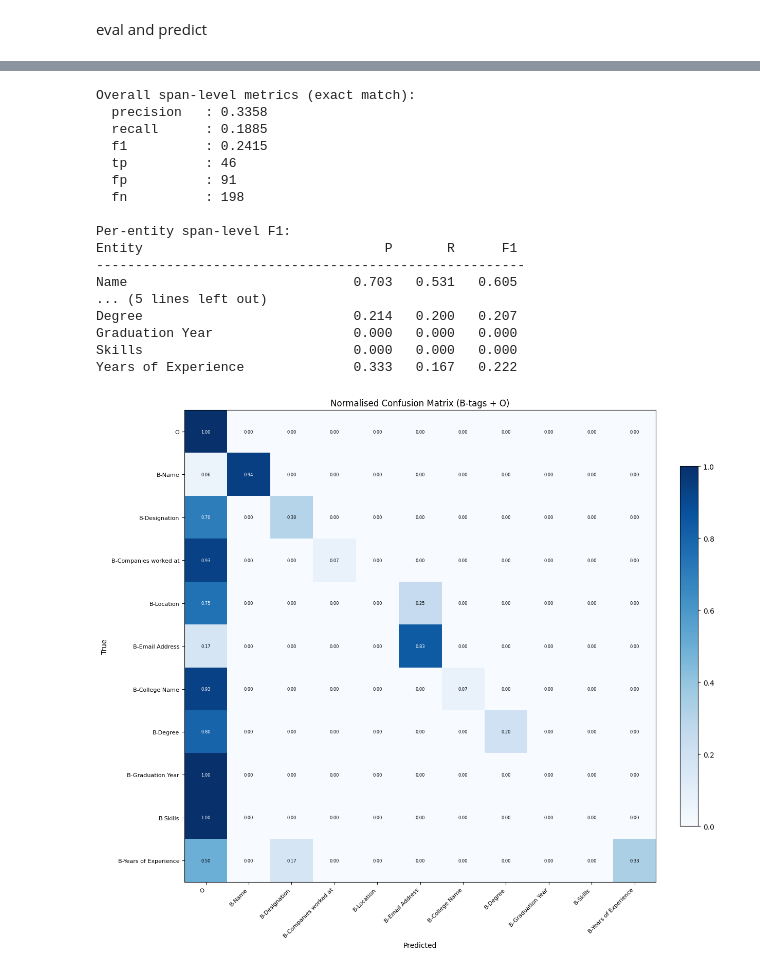
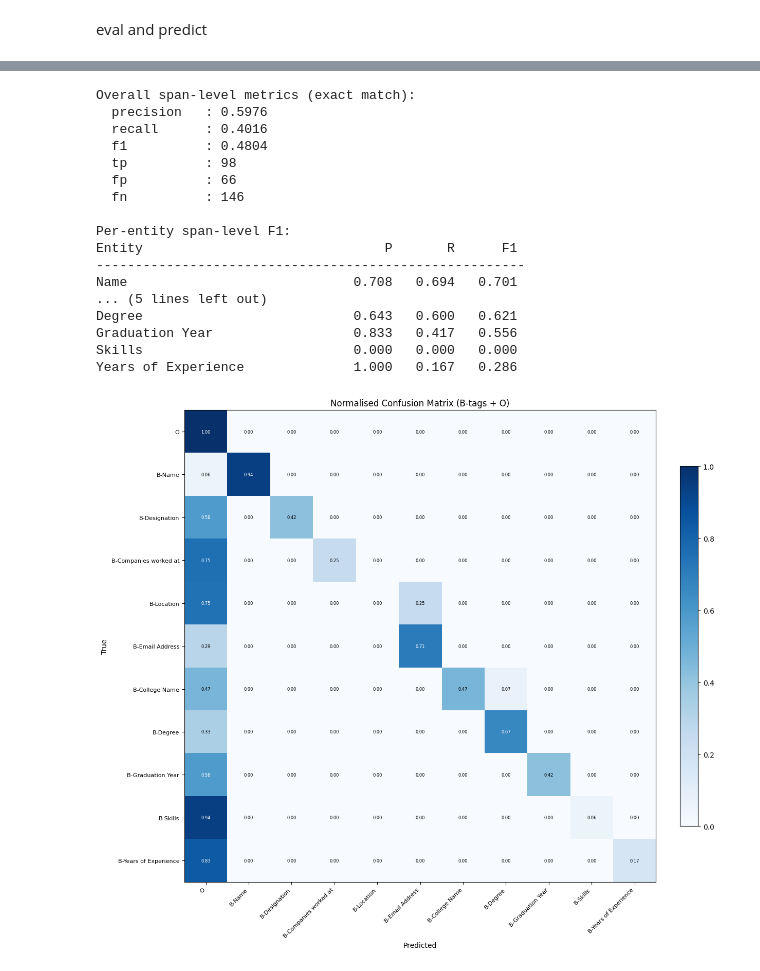
Before and after one commit to michellaprojects/nlp-ner, a Jupyter notebook: notebooks/Modelling/bilstm-crf-lstm.ipynb, the cells around one changed output, grey strips where cells are left out. Saved outputs shown, nothing was run; the diff lists cells and outputs as text; code cells hidden in the pictures.

```diff
--- a/notebooks/Modelling/bilstm-crf-lstm.ipynb
+++ b/notebooks/Modelling/bilstm-crf-lstm.ipynb
@@ -899,25 +902,7 @@ Token accuracy : 0.9135  (6773/7414)
 # %%
-# Per-entity F1 bar chart
-from sklearn.metrics import f1_score
+# Seqeval classification report (per-entity precision/recall/f1)
+from seqeval.metrics import classification_report as seq_classification_report
 
-entity_f1 = {}
-for lbl in Entity_labels:
-    bio_lbls = [f'B-{lbl}', f'I-{lbl}']
-    f1 = f1_score(y_true, y_pred, labels=bio_lbls, average='micro', zero_division=0)
-    entity_f1[lbl] = f1
-
-sorted_items = sorted(entity_f1.items(), key=lambda x: x[1], reverse=True)
-labels_sorted = [k for k, _ in sorted_items]
-f1_sorted     = [v for _, v in sorted_items]
-
-fig, ax = plt.subplots(figsize=(11, 5))
-bars = ax.barh(labels_sorted, f1_sorted, color='steelblue', edgecolor='white')
-ax.set_xlabel('F1 Score')
-ax.set_title('Per-Entity F1 — BiLSTM-CRF (Test Set)')
-ax.set_xlim(0, 1.0)
-for bar, f1 in zip(bars, f1_sorted):
-    ax.text(bar.get_width() + 0.01, bar.get_y() + bar.get_height() / 2,
-            f'{f1:.3f}', va='center', fontsize=9)
-plt.tight_layout()
-plt.show()
+print('Seqeval classification report (entity-level):')
+print(seq_classification_report(y_true, y_pred))
 # %% [output]
@@ -966,7 +967,11 @@ def span_metrics(true_tags: list[str], pred_tags: list[str]) -> dict:
     return {'precision': p, 'recall': r, 'f1': f1, 'tp': tp, 'fp': fp, 'fn': fn}
 
 
-overall = span_metrics(y_true, y_pred)
+# Use flattened sequences for span-level exact-match metrics
+flat_true = [t for seq in y_true for t in seq]
+flat_pred = [p for seq in y_pred for p in seq]
+
+overall = span_metrics(flat_true, flat_pred)
 print('Overall span-level metrics (exact match):')
 for k, v in overall.items():
     print(f'  {k:<12}: {v:.4f}' if isinstance(v, float) else f'  {k:<12}: {v}')
@@ -976,66 +981,70 @@ print('\nPer-entity span-level F1:')
 print(f'{"Entity":<30} {"P":>7} {"R":>7} {"F1":>7}')
 print('-' * 55)
 for lbl in Entity_labels:
-    true_lbl = [t if t.endswith(lbl) else 'O' for t in y_true]
-    pred_lbl = [p if p.endswith(lbl) else 'O' for p in y_pred]
+    true_lbl = [t if t.endswith(lbl) else 'O' for t in flat_true]
+    pred_lbl = [p if p.endswith(lbl) else 'O' for p in flat_pred]
     m = span_metrics(true_lbl, pred_lbl)
     print(f'{lbl:<30} {m["precision"]:>7.3f} {m["recall"]:>7.3f} {m["f1"]:>7.3f}')
 # %% [output]
 Overall span-level metrics (exact match):
-  precision   : 0.3358
-  recall      : 0.1885
-  f1          : 0.2415
-  tp          : 46
-  fp          : 91
-  fn          : 198
+  precision   : 0.5976
+  recall      : 0.4016
+  f1          : 0.4804
+  tp          : 98
+  fp          : 66
+  fn          : 146
 
 Per-entity span-level F1:
 Entity                               P       R      F1
 -------------------------------------------------------
-Name                             0.703   0.531   0.605
+Name                             0.708   0.694   0.701
 ... (5 lines left out)
-Degree                           0.214   0.200   0.207
-Graduation Year                  0.000   0.000   0.000
+Degree                           0.643   0.600   0.621
+Graduation Year                  0.833   0.417   0.556
 Skills                           0.000   0.000   0.000
-Years of Experience              0.333   0.167   0.222
+Years of Experience              1.000   0.167   0.286
 # %%
 from sklearn.metrics import confusion_matrix
 import matplotlib.colors as mcolors
 
+# Flatten sequences for confusion matrix
+flat_true = [t for seq in y_true for t in seq]
+flat_pred = [p for seq in y_pred for p in seq]
+
 # B-tag only for cleaner matrix
 b_labels = ['O'] + [f'B-{l}' for l in Entity_labels]
 
-y_true_b = [t if t in b_labels else 'O' for t in y_true]
-y_pred_b = [p if p in b_labels else 'O' for p in y_pred]
+y_true_b = [t if t in b_labels else 'O' for t in flat_true]
+y_pred_b = [p if p in b_labels else 'O' for p in flat_pred]
 
 cm = confusion_matrix(y_true_b, y_pred_b, labels=b_labels)
 
 # Normalise by true counts (recall-style)
 cm_norm = cm.astype(float) / (cm.sum(axis=1, keepdims=True) + 1e-8)
 
 fig, ax = plt.subplots(figsize=(13, 11))
 im = ax.imshow(cm_norm, cmap='Blues', vmin=0, vmax=1)
 plt.colorbar(im, ax=ax, fraction=0.03, pad=0.04)
 
 ax.set_xticks(range(len(b_labels)))
 ax.set_yticks(range(len(b_labels)))
 ax.set_xticklabels(b_labels, rotation=45, ha='right', fontsize=8)
 ax.set_yticklabels(b_labels, fontsize=8)
 ax.set_xlabel('Predicted')
 ax.set_ylabel('True')
 ax.set_title('Normalised Confusion Matrix (B-tags + O)')
 
 # Annotate cells
 for i in range(len(b_labels)):
     for j in range(len(b_labels)):
         v = cm_norm[i, j]
         ax.text(j, i, f'{v:.2f}', ha='center', va='center',
                 fontsize=6, color='white' if v > 0.5 else 'black')
 
 plt.tight_layout()
 plt.show()
 # %% [output]
-[figure, old version]
+[figure, new version]
 # %%
 import re, unicodedata, spacy
 
```
Also changed, not shown: parts of 9 cells of this notebook, 3 other files.
